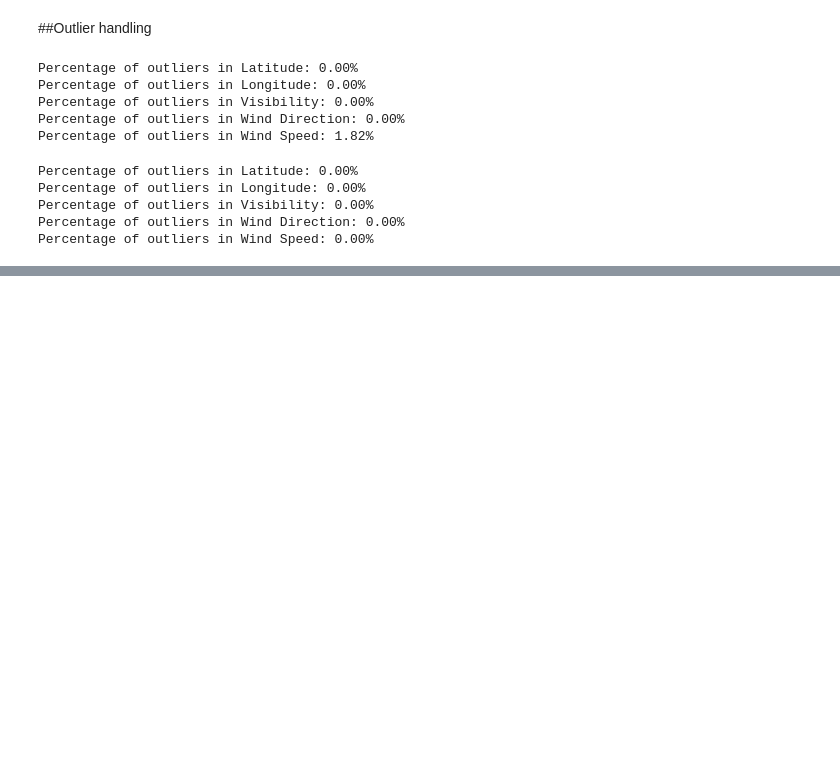
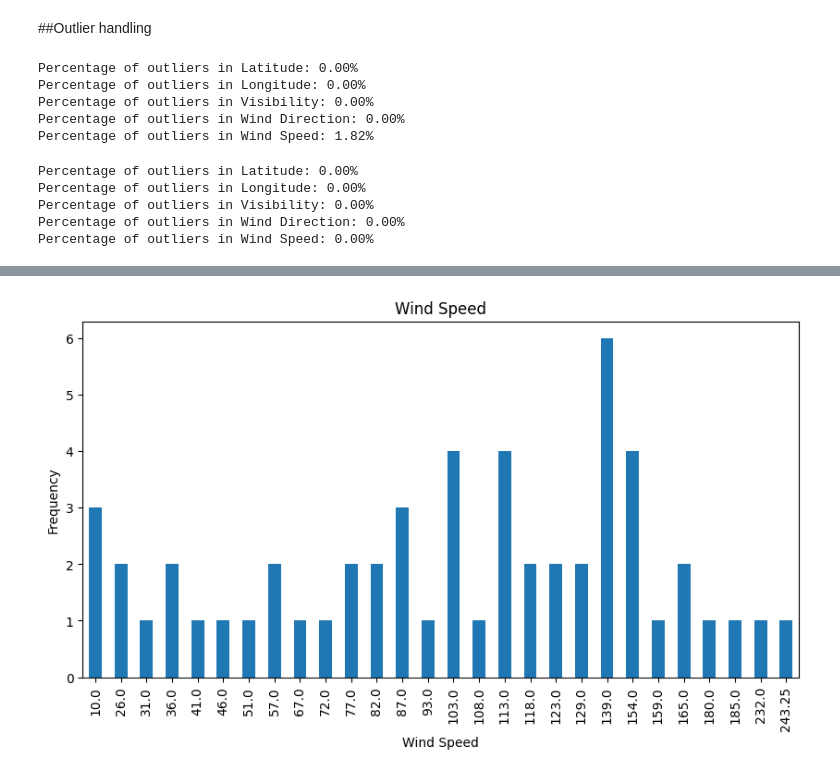
Before and after one commit to MohammadrezaTale/EDA-for-Datasets, a Jupyter notebook: Global_Marine_EDA.ipynb, the cells around one changed output, grey strips where cells are left out. Drawn from its saved outputs; the diff is of its cells as text; code cells hidden in the pictures; blank space fills up the shorter version.

```diff
--- a/Global_Marine_EDA.ipynb
+++ b/Global_Marine_EDA.ipynb
@@ -290,0 +316,9 @@ Percentage of outliers in Wind Speed: 0.00%
+# %%
+wind = df_new['Wind Speed'].value_counts().sort_index()
+wind.plot(kind='bar',figsize=(10,5))
+plt.title('Wind Speed')
+plt.xlabel('Wind Speed')
+plt.ylabel('Frequency')
+plt.show()
+# %% [output]
+[figure, added]
```
Also changed, not shown: parts of 12 cells of this notebook.
